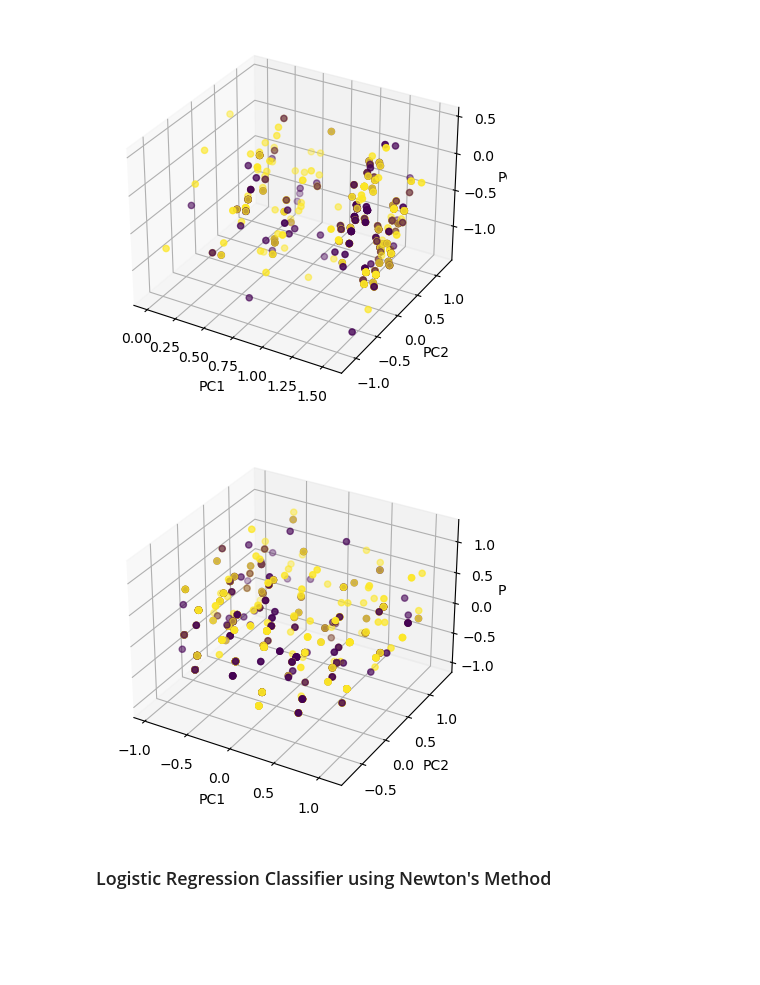
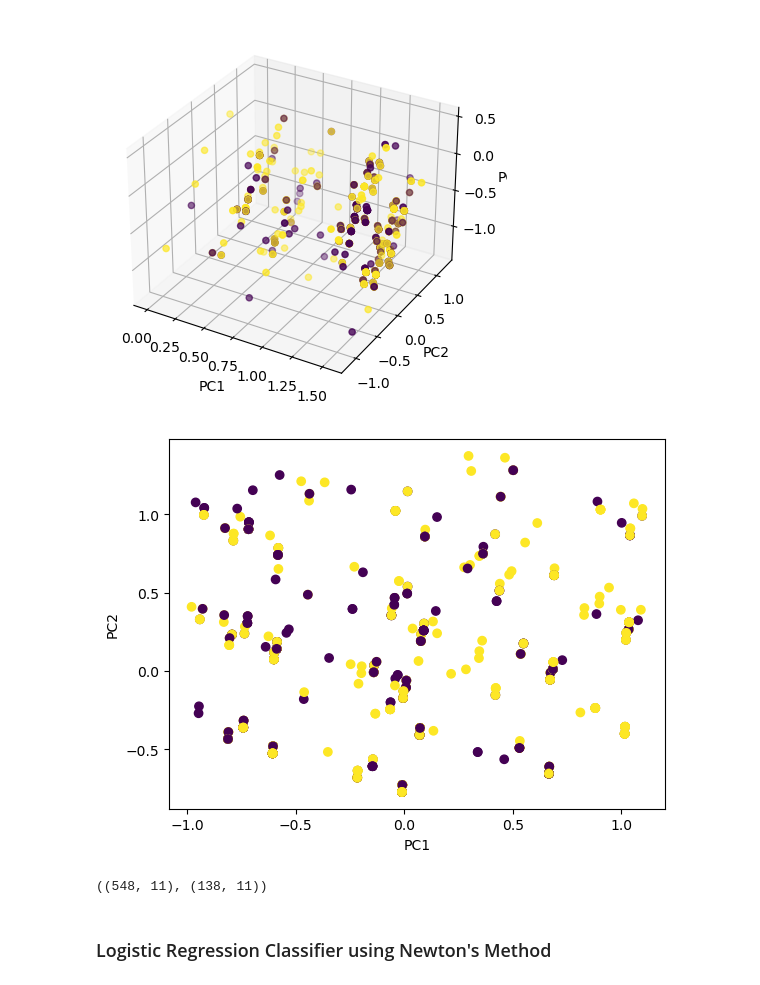
Before and after one commit to Kenny1G/OX1-4EL, a Jupyter notebook: Baseline.ipynb, the cells around one changed output. Drawn from its saved outputs; the diff is of its cells as text; code cells hidden in the pictures; blank space fills up the shorter version.

```diff
--- a/Baseline.ipynb
+++ b/Baseline.ipynb
@@ -95,11 +69,25 @@ dataset.shape
+# %%
+# remove reviews for restaurants not in dataset
+dataset_reviews = review_restaurant.loc[review_restaurant.index.intersection(tmp_df.index)].astype({'stars':'float'})
+
+#remove reviews made by karen
+dataset_reviews = dataset_reviews[dataset_reviews['user_id'] != karen]
+
+# Add new feature: average rating of restaurant
+dataset['rating'] = dataset_reviews.groupby(dataset_reviews.index)['stars'].mean()
 # %%
 # Transform Data: add targets
-df = review_restaurant_karen.set_index('business_id')
+df = review_restaurant_karen
 df = df.loc[df.index.intersection(dataset.index)]
 df = df.astype({'stars':'float'})
 dataset['target'] = df.groupby(df.index)['stars'].mean().map(lambda x: x > 3)
+dataset['stars'] = df.groupby(df.index)['stars'].mean()
+# %%
+lamb = lambda x: 1 if x == True else(0 if x == False else x)
 # %%
-# Extract feature set from dataset as numpy array
-lamb = lambda x: 1 if x == True else 0
+# Extract Features from dataset as numpy array
 labels = dataset['target'].map(lamb).to_numpy()
-feature_set = dataset.drop(['target'], axis=1).applymap(lamb).to_numpy()
+stars = dataset['stars'].to_numpy()
+feature_df = dataset.drop(['target', 'stars'], axis=1).applymap(lamb)
+features = feature_df.to_numpy()
+feature_df
@@ -133,30 +138,35 @@ plt.show()
 # %% [output]
 [figure]
 # %%
+# SKLEARN PCA
 from sklearn.decomposition import PCA
 from sklearn.preprocessing import StandardScaler
 
 # Standardize the data
 scaler = StandardScaler()
 #X_scaled = scaler.fit_transform(feature_set)
-X_scaled = feature_set
+X_scaled = features
 
 # Select the top n principal components
-n_components = 3
+n_components = 2
 pca = PCA(n_components=n_components)
 X_pca = pca.fit_transform(X_scaled)
 
 tmp_df = pd.DataFrame(X_pca)
 tmp_df['target'] = labels
 pca_status = 'SKLEARN'
 
-fig = plt.figure()
-ax = fig.add_subplot(111, projection="3d")
-ax.scatter(X_pca[:, 0], X_pca[:, 1], X_pca[:, 2], c=labels)
-ax.set_xlabel("PC1")
-ax.set_ylabel("PC2")
-ax.set_zlabel("PC3")
+plt.scatter(X_pca[:, 0], X_pca[:, 1], c=labels)
+plt.xlabel("PC1")
+plt.ylabel("PC2")
 plt.show()
+# fig = plt.figure()
+# ax = fig.add_subplot(111, projection="3d")
+# ax.scatter(X_pca[:, 0], X_pca[:, 1], X_pca[:, 2], c=labels)
+# ax.set_xlabel("PC1")
+# ax.set_ylabel("PC2")
+# ax.set_zlabel("PC3")
+# plt.show()
 # %% [output]
-[figure, old version]
+[figure, new version]
 # %%
@@ -167,12 +179,18 @@ pca_status = 'NONE'
 from sklearn.model_selection import train_test_split
 
 train_df, test_df = train_test_split(tmp_df, test_size=0.2, random_state=42)
+
 y_train = train_df['target'].to_numpy()
-x_train = train_df.drop(['target'], axis=1).to_numpy()
+y_train_stars = train_df['stars'].to_numpy()
+x_train = train_df.drop(['target', 'stars'], axis=1).to_numpy()
 
 y_test = test_df['target'].to_numpy()
-x_test = test_df.drop(['target'], axis=1).to_numpy()
+y_test_stars = test_df['stars'].to_numpy()
+x_test = test_df.drop(['target', 'stars'], axis=1).to_numpy()
 used_pca = pca_status
+x_train.shape, x_test.shape
+# %% [output]
+((548, 11), (138, 11))
 # %%
 def calc_stats(pred, true):
     TP = np.sum((true == 1) & (pred == 1))
```
Also changed, not shown: parts of 29 cells of this notebook.
